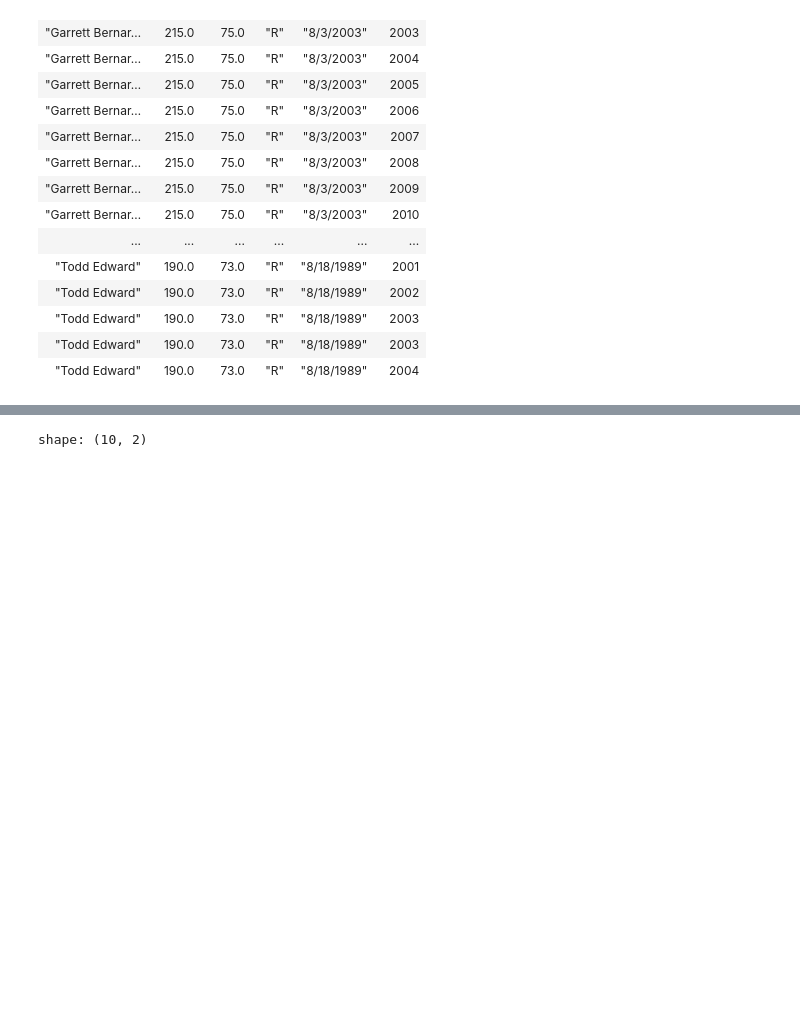
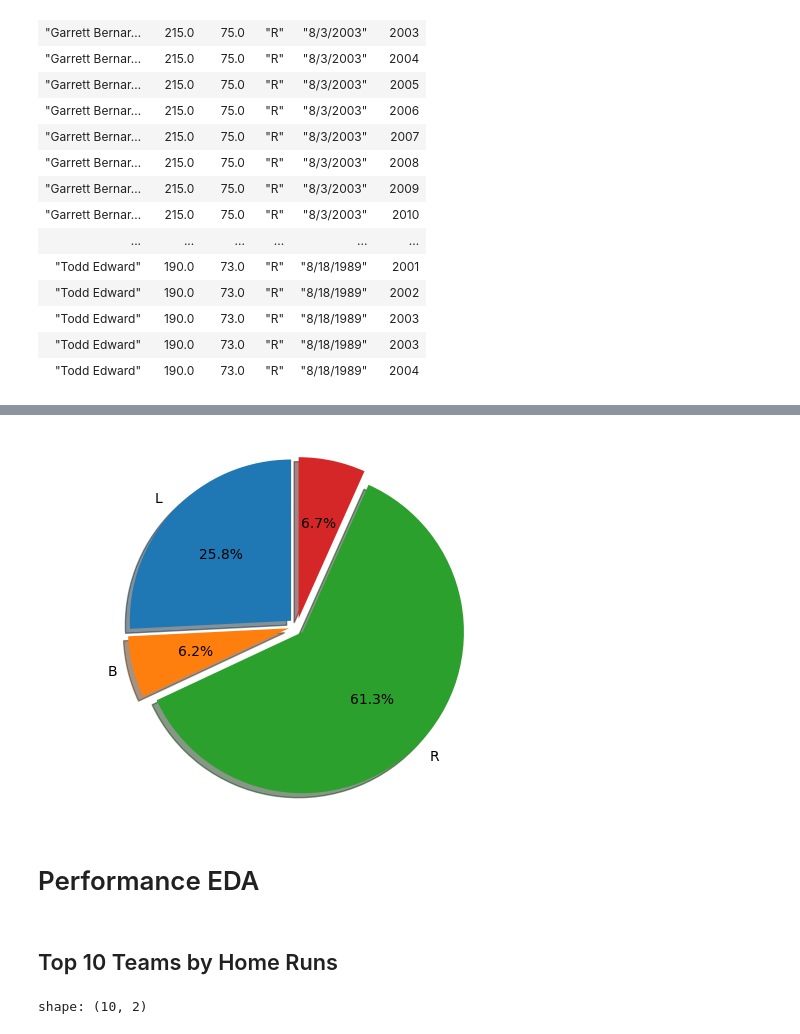
Before and after one commit to NadiaHolmlund/M6_Group_Assignments, a Jupyter notebook: Group_Assignment_2/Group_Assignment_2.ipynb, the cells around one changed output, grey strips where cells are left out. Cells and saved outputs as stored; diff of their text form; code cells hidden in the pictures; blank space fills up the shorter version.

```diff
--- a/Group_Assignment_2/Group_Assignment_2.ipynb
+++ b/Group_Assignment_2/Group_Assignment_2.ipynb
@@ -215,0 +364,3 @@ shape: (95, 6)
+# %%
+BatsDistribution = baseball.groupby('bats').agg(pl.col('playerID').n_unique().alias('unique_playerID'))
+BatsDistribution
@@ -216,3 +375,21 @@ shape: (95, 6)
+# %%
+# Visualizing the bats distribution in a pie chart
+labels = BatsDistribution['bats']
+sizes = BatsDistribution['unique_playerID']
+explode = (0.05, 0.05, 0.05, 0.05)
+
+fig1, ax1 = plt.subplots()
+ax1.pie(sizes, explode=explode, labels=labels, autopct='%1.1f%%',
+        shadow=True, startangle=90)
+ax1.axis('equal')
+
+plt.show()
+# %% [output]
+[figure, added]
+# %% [markdown]
+# Performance EDA
+# %% [markdown]
+## Top 10 Teams by Home Runs
 # %%
 HRbyTeam = baseball.groupby('teamID').agg(pl.col('HR').sum()).sort(by = 'HR', reverse = True)
 HRbyTeam.head(10)
```
Also changed, not shown: parts of 31 cells of this notebook.
